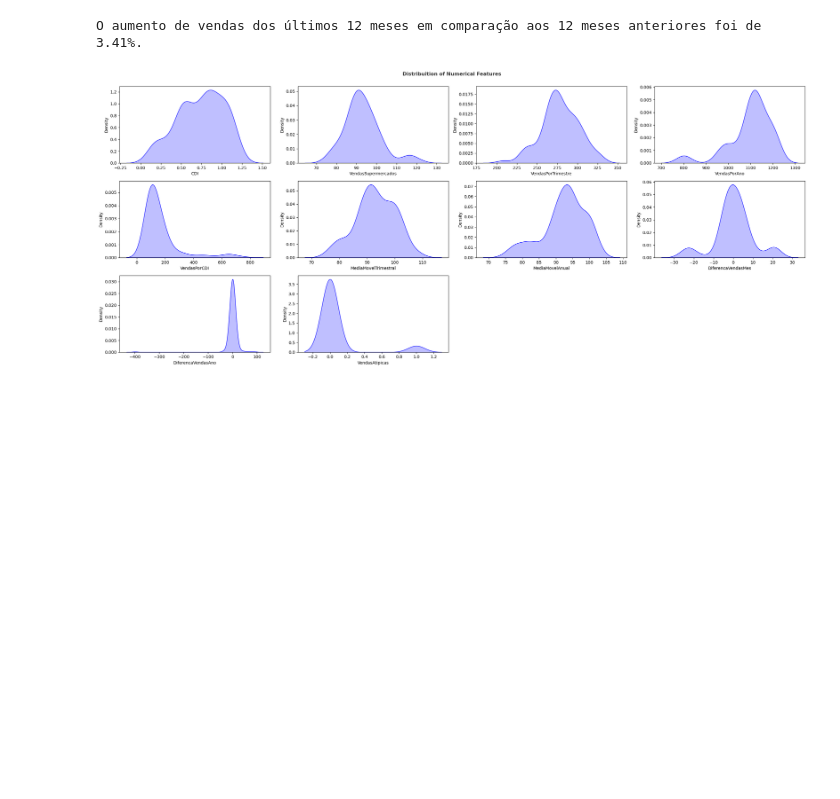
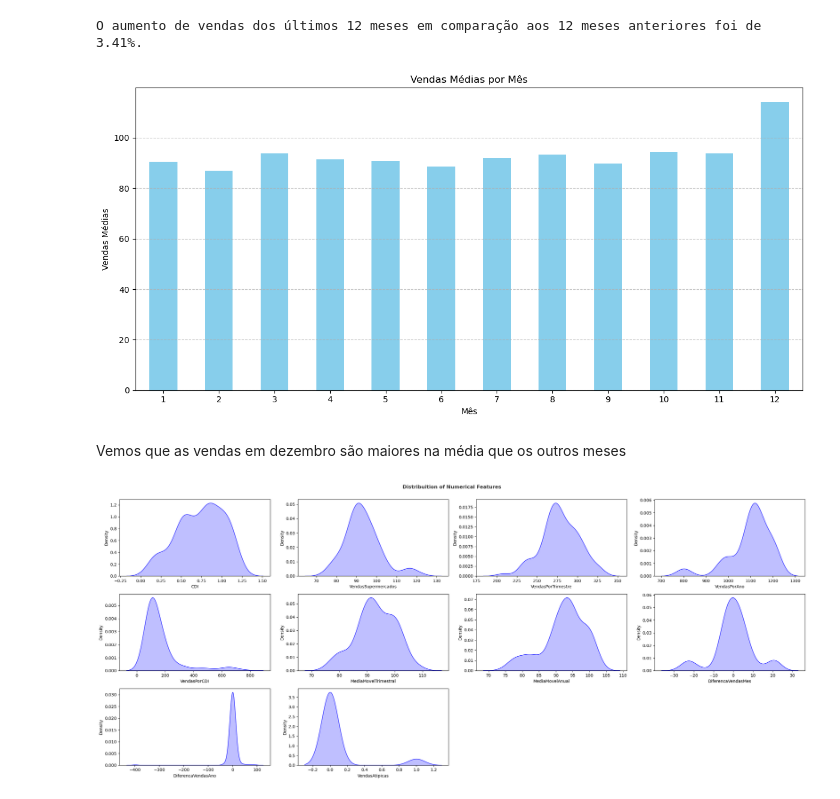
Before and after one commit to leonardoccarv/VendasDeSupermercados, a Jupyter notebook: notebook.ipynb, the cells around one changed output. Drawn from its saved outputs; the diff is of its cells as text; code cells hidden in the pictures; blank space fills up the shorter version.

```diff
--- a/notebook.ipynb
+++ b/notebook.ipynb
@@ -45,6 +46,12 @@ O dataset possui três colunas
 # Função que converte a feature Date para datetime
 def convert_date_column(df):
     df['Date'] = pd.to_datetime(df['Date'])
+    return df
+
+# Função que cria uma coluna de mes
+def month_column(df):
+    df['Mes'] = df['Date'].dt.month
+    df['Mes'] = df['Mes'].astype('int64')
     return df
 
 # Função que cria uma coluna de trimestres
@@ -60,6 +67,7 @@ def sales_per_trimester(df):
 # Função que cria uma coluna com os anos das vendas
 def year_column(df):
     df['Ano'] = df['Date'].dt.year
+    df['Ano'] = df['Ano'].astype('int64')
     return df
 
 # Função que calcula as vendas por ano
@@ -138,3 +146,23 @@ df.head()
 | 2 | 2010-03-01 | 81.69 | 0.76 |
 | 3 | 2010-04-01 | 77.91 | 0.66 |
 | 4 | 2010-05-01 | 78.66 | 0.75 |
+# %%
+# Pipeline de transformação
+create_columns = Pipeline(steps=[
+    ('convert_date', FunctionTransformer(func=convert_date_column)),
+    ('month_column', FunctionTransformer(func=month_column)),
+    ('trimester_column', FunctionTransformer(func=trimester_column)),
+    ('sales_per_trimester', FunctionTransformer(func=sales_per_trimester)),
+    ('year_column', FunctionTransformer(func=year_column)),
+    ('sales_per_year', FunctionTransformer(func=sales_per_year)),
+    ('sales_per_cdi_column', FunctionTransformer(func=sales_per_cdi_column)),
+    ('sales_difference_month', FunctionTransformer(func=sales_difference_month)),
+    ('sales_difference_trimester', FunctionTransformer(func=sales_difference_trimester)),
+    ('sales_difference_year', FunctionTransformer(func=sales_difference_year)),
+    ('quarterly_moving_average_column', FunctionTransformer(func=quarterly_moving_average_column)),
+    ('yearly_moving_average_column', FunctionTransformer(func=yearly_moving_average_column)),
+    ('sales_atypical', FunctionTransformer(func=sales_atypical)),
+])
+
+df = create_columns.fit_transform(df)
+df.head()
@@ -391,6 +410,22 @@ print(f'O aumento de vendas dos últimos 12 meses em comparação aos 12 meses a
 # %% [output]
 [figure]
 O aumento de vendas dos últimos 12 meses em comparação aos 12 meses anteriores foi de 3.41%.
+# %%
+vendas_por_mes = df.groupby('Mes')['VendasSupermercados'].mean()
+
+plt.figure(figsize=(12, 6))
+vendas_por_mes.plot(kind='bar', color='skyblue')
+plt.title('Vendas Médias por Mês')
+plt.xlabel('Mês')
+plt.ylabel('Vendas Médias')
+plt.grid(axis='y', linestyle='--', alpha=0.7)
+plt.xticks(rotation=360)
+plt.tight_layout()
+plt.show()
+# %% [output]
+[figure, added]
+# %% [markdown]
+Vemos que as vendas em dezembro são maiores na média que os outros meses
 # %%
 numerical_features = ['CDI',
                       'VendasSupermercados',
```
Also changed, not shown: parts of 12 cells of this notebook.
